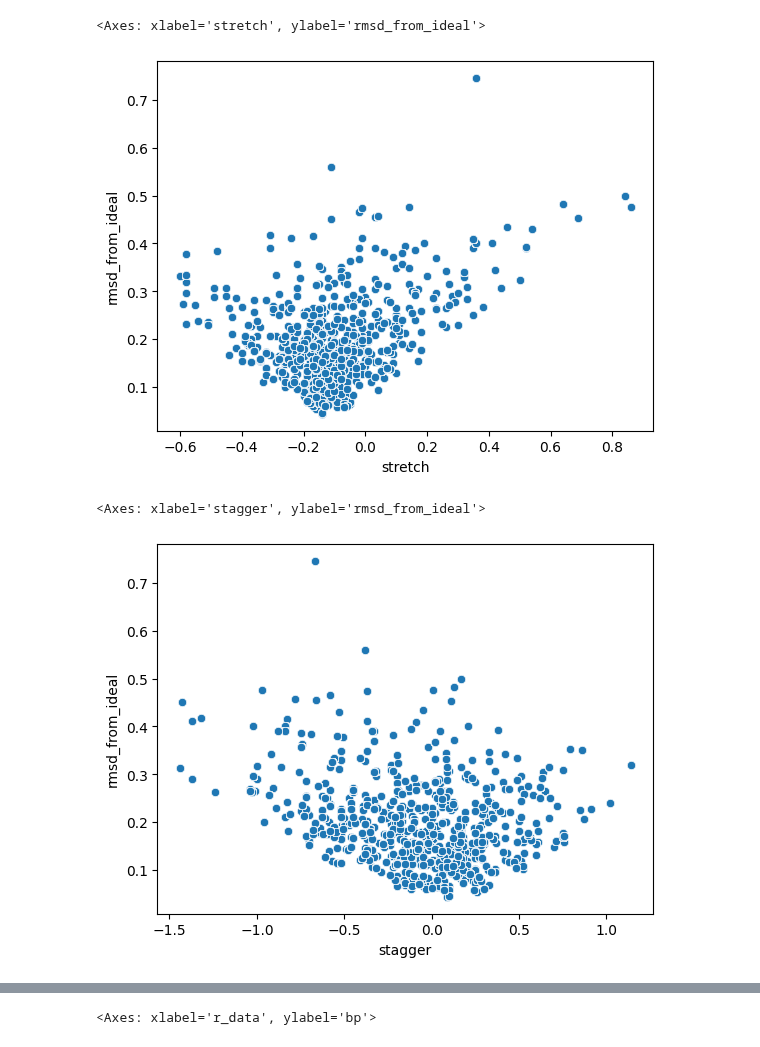
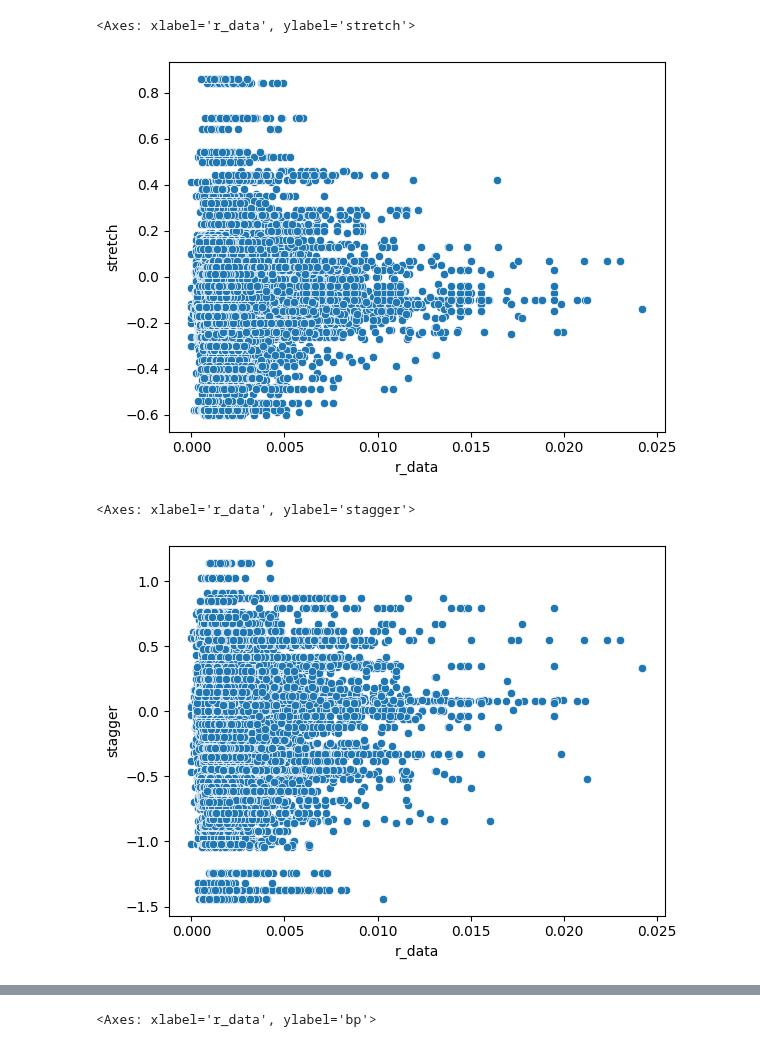
Before and after one commit to YesselmanLabPublications/2025_char_3d_struct_features, a Jupyter notebook: notebooks/wc_analysis.ipynb, the cells around one changed output, grey strips where cells are left out. Drawn from its saved outputs; the diff is of its cells as text; code cells hidden in the pictures.

Commit message:
added more figure stuff and added more the outline

```diff
--- a/notebooks/wc_analysis.ipynb
+++ b/notebooks/wc_analysis.ipynb
@@ -7,4 +11,6 @@ import seaborn as sns
 DATA_PATH = '../dms_3d_features/resources/csvs'
 # %%
 df = pd.read_csv(f'{DATA_PATH}/wc_details.csv')
+df["ln_r_data"] = np.log(df["r_data"])
+df_flank = df.query("flanking_pairs == 'YES'").copy()
 # %%
@@ -20,11 +26,11 @@ sns.scatterplot(data= df, x='shear', y='rmsd_from_ideal')
 # %%
-sns.scatterplot(data= df, x='stretch', y='rmsd_from_ideal')
+sns.scatterplot(data= df_flank, x='r_data', y='stretch')
 # %% [output]
-<Axes: xlabel='stretch', ylabel='rmsd_from_ideal'>
+<Axes: xlabel='r_data', ylabel='stretch'>
-[figure, old version]
+[figure, new version]
 # %%
-sns.scatterplot(data= df, x='stagger', y='rmsd_from_ideal')
+sns.scatterplot(data= df_flank, x='r_data', y='stagger')
 # %% [output]
-<Axes: xlabel='stagger', ylabel='rmsd_from_ideal'>
+<Axes: xlabel='r_data', ylabel='stagger'>
-[figure, old version]
+[figure, new version]
 # %%
```
Also changed, not shown: parts of 22 cells of this notebook, 13 other files.
